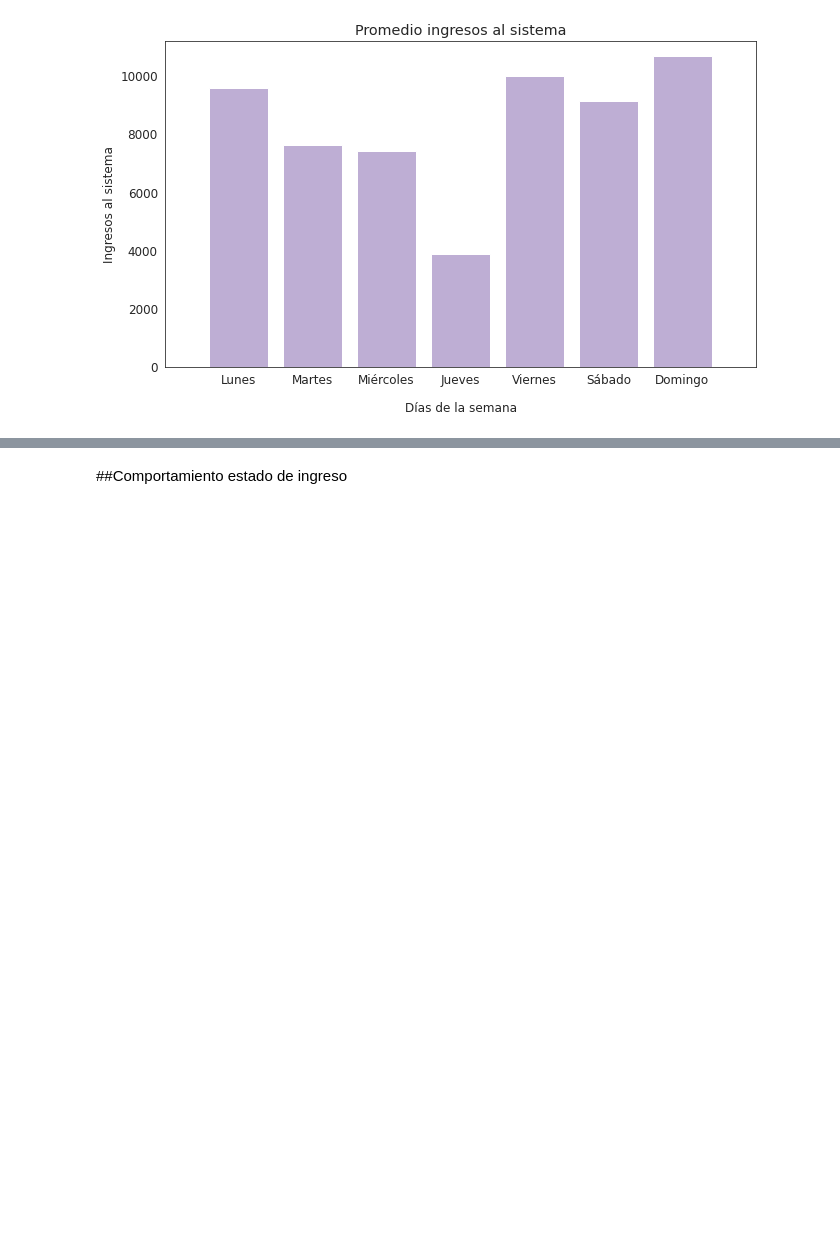
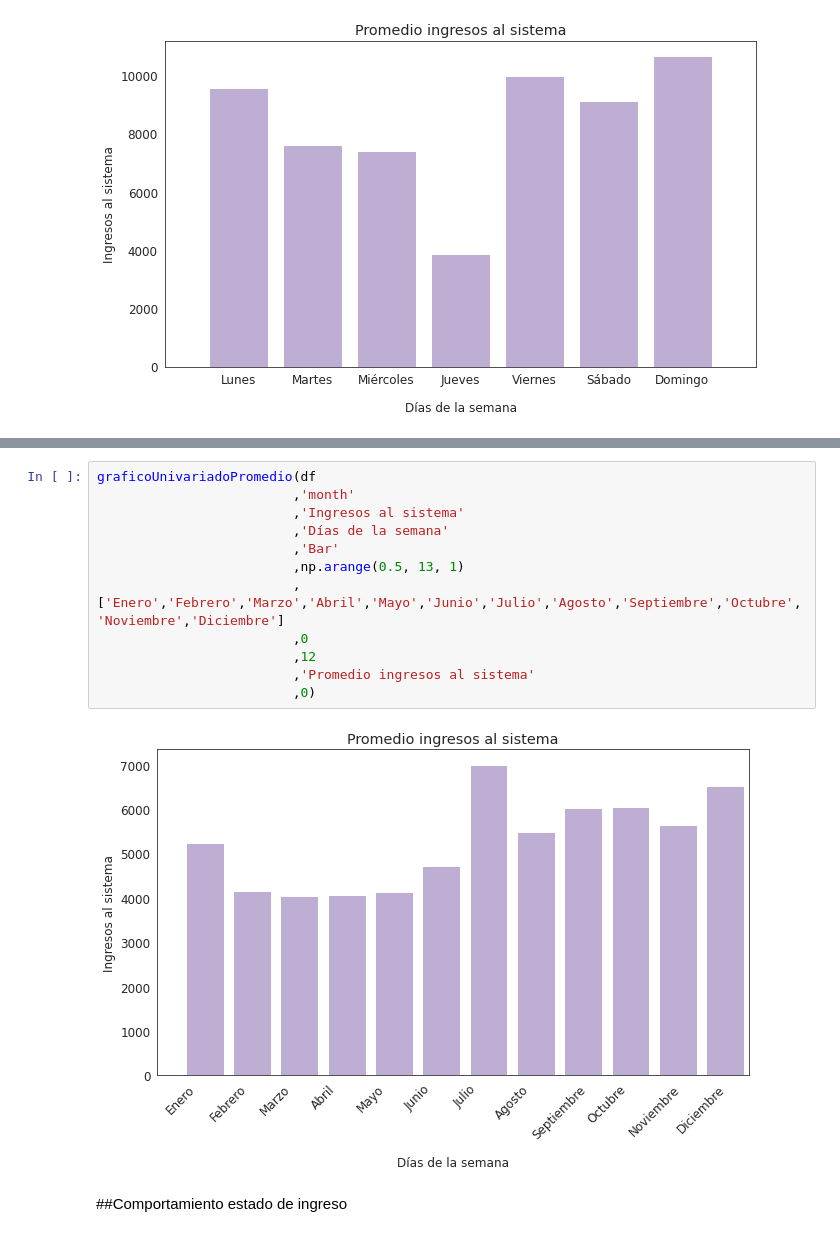
Before and after one commit to marardo/procesamiento_nube, a Jupyter notebook: DATA_CHALLENGE_PSA_V1.ipynb, the cells around one changed output, grey strips where cells are left out. Saved outputs shown, nothing was run; the diff lists cells and outputs as text; blank space fills up the shorter version.

```diff
--- a/DATA_CHALLENGE_PSA_V1.ipynb
+++ b/DATA_CHALLENGE_PSA_V1.ipynb
@@ -196,3 +210,17 @@ graficoUnivariadoPromedio(df
+# %%
+graficoUnivariadoPromedio(df
+                         ,'month'
+                         ,'Ingresos al sistema'
+                         ,'Días de la semana'
+                         ,'Bar'
+                         ,np.arange(0.5, 13, 1)
+                         ,['Enero','Febrero','Marzo','Abril','Mayo','Junio','Julio','Agosto','Septiembre','Octubre','Noviembre','Diciembre']
+                         ,0
+                         ,12
+                         ,'Promedio ingresos al sistema'
+                         ,0)
+# %% [output]
+[figure, added]
 # %% [markdown]
 ##Comportamiento estado de ingreso
 # %%
```
Also changed, not shown: parts of 3 cells of this notebook.
